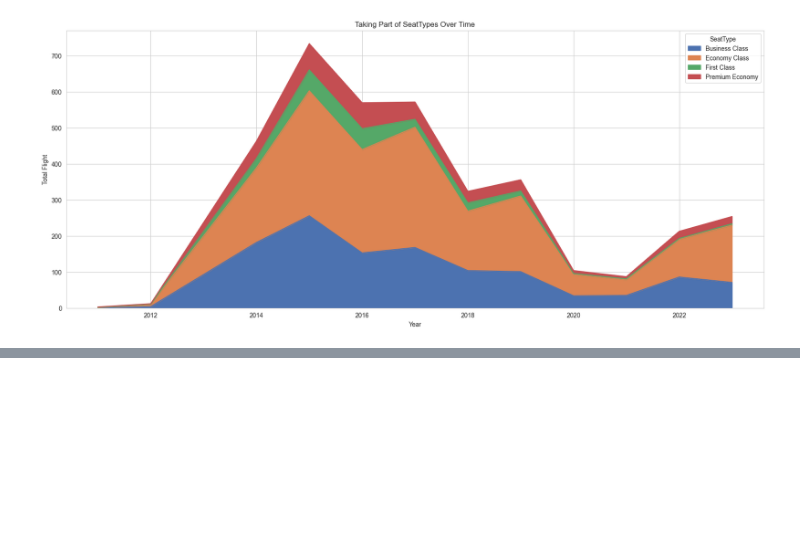
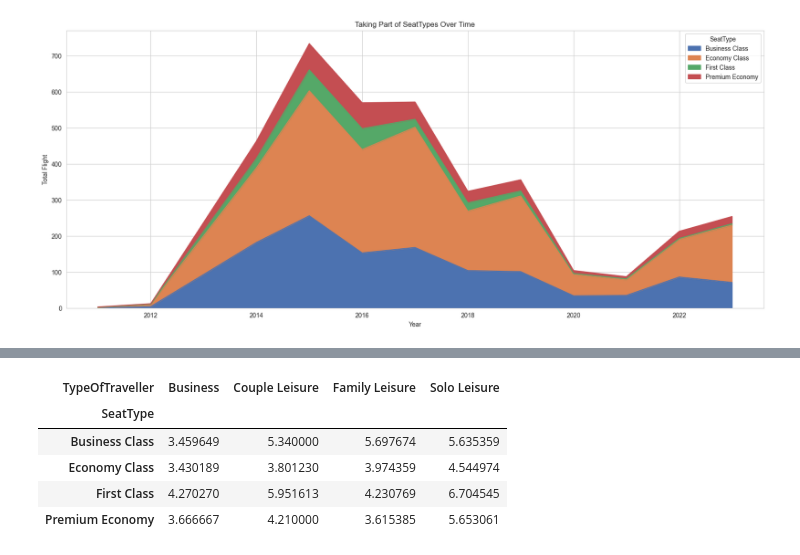
Before and after one commit to kienlqd1234/DataVisualization_Lab01, a Jupyter notebook: EDA.ipynb, the cells around one changed output, grey strips where cells are left out. Cells and saved outputs as stored; diff of their text form; code cells hidden in the pictures; blank space fills up the shorter version.

```diff
--- a/EDA.ipynb
+++ b/EDA.ipynb
@@ -63,0 +86,10 @@ Text(0.5, 1.0, 'Taking Part of SeatTypes Over Time')
+# %%
+test_df = df.pivot_table(index='SeatType', columns='TypeOfTraveller',values='OverallRating', aggfunc='mean', fill_value=0)
+test_df
+# %% [output]
+| TypeOfTraveller | Business | Couple Leisure | Family Leisure | Solo Leisure |
+| SeatType |  |  |  |  |
+| Business Class | 3.459649 | 5.340000 | 5.697674 | 5.635359 |
+| Economy Class | 3.430189 | 3.801230 | 3.974359 | 4.544974 |
+| First Class | 4.270270 | 5.951613 | 4.230769 | 6.704545 |
+| Premium Economy | 3.666667 | 4.210000 | 3.615385 | 5.653061 |
```
Also changed, not shown: parts of 2 cells of this notebook.
